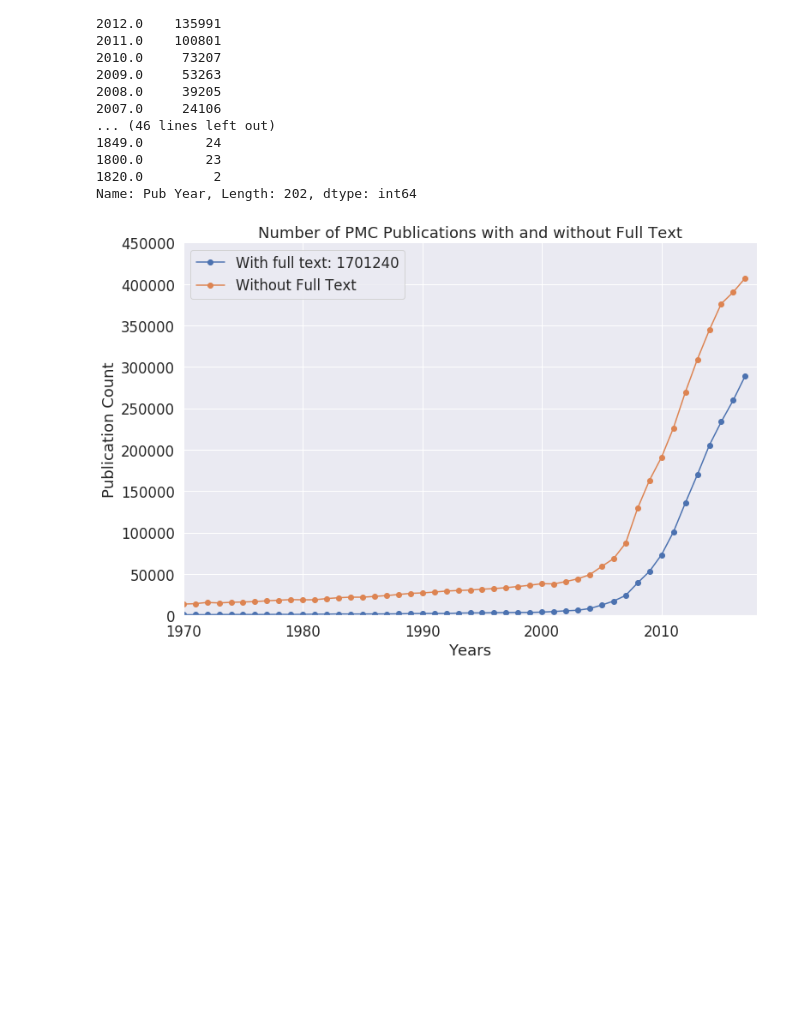
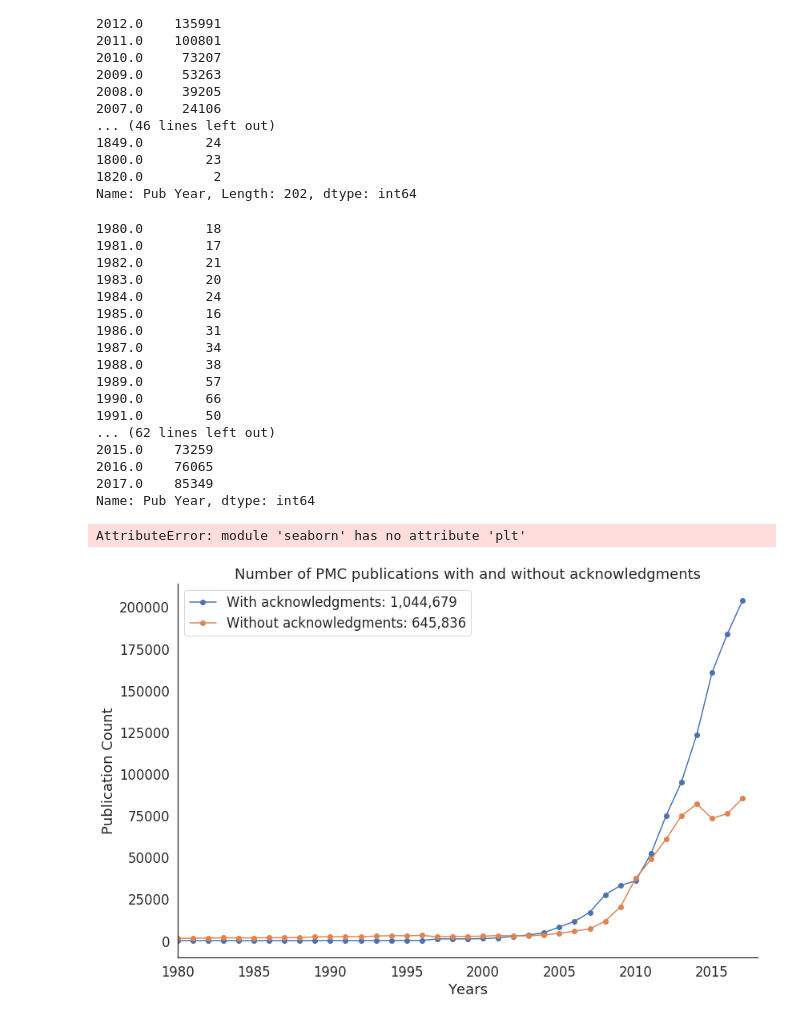
Before and after one commit to NCBI-Hackathons/Hidden-Figures, a Jupyter notebook: feature_analysis/merge_data.ipynb, the cells around one changed output. Cells and saved outputs as stored; diff of their text form; code cells hidden in the pictures; blank space fills up the shorter version.

Commit message:
updated merge file

```diff
--- a/feature_analysis/merge_data.ipynb
+++ b/feature_analysis/merge_data.ipynb
@@ -295,27 +295,59 @@ Name: Pub Year, Length: 202, dtype: int64
 import pylab as plt
 import seaborn as sns
 # %%
+ack_present = merged[merged['ack_present'] == False]
+
+ack_absent = merged[merged['ack_present'] == True]
+
+years_present = ack_present['Pub Year'].value_counts(sort=False, ascending=True)
+years_present = years_present[years_present.index <= 2017]
+years_present = years_present[years_present.index >= 1980]
 
 
 
+years_absent = ack_absent['Pub Year'].value_counts(sort=False, ascending=True)
+years_absent = years_absent[years_absent.index <= 2017]
+years_absent = years_absent[years_absent.index >= 1980]
 
-years = merged['Pub Year'].value_counts(sort=False, ascending=True)
+print(years_present)
 
-years = years[years.index <= 2017]
-years = years[years.index >= 1970]
+print(years_absent)
 
 plt.figure(figsize=[12,8])
-plt.ylim(0, 450000)
-sns.set(font='sans-serif', font_scale=1.5)
 
-plt.xlim(1970, 2018)
+sns.set(font='sans-serif', font_scale=1.5,style='white')
+
+plt.xlim(1980, 2018)
 plt.xlabel('Years')
 plt.ylabel('Publication Count')
-plt.title('Number of PMC Publications with and without Full Text')
+plt.title('Number of PMC publications with and without acknowledgments')
 
-plt.plot(years, marker='o', label=f'With full text: {years.sum()}')
-plt.plot(years_orig, marker='o', label='All PMC : {years_orig.sum()}')
+
+
+plt.plot(years_present, marker='o', label=f'With acknowledgments: {years_present.sum():,}')
+plt.plot(years_absent, marker='o', label=f'Without acknowledgments: {years_absent.sum():,}')
+
 plt.legend(loc='upper left')
 sns.despine()
+plt.tight_layout()
+sns.plt.ylim(-10, 250000)
 # %% [output]
+1980.0        18
+1981.0        17
+1982.0        21
+1983.0        20
+1984.0        24
+1985.0        16
+1986.0        31
+1987.0        34
+1988.0        38
+1989.0        57
+1990.0        66
+1991.0        50
+... (62 lines left out)
+2015.0    73259
+2016.0    76065
+2017.0    85349
+Name: Pub Year, dtype: int64
+AttributeError: module 'seaborn' has no attribute 'plt'
-[figure, old version]
+[figure, new version]
```
